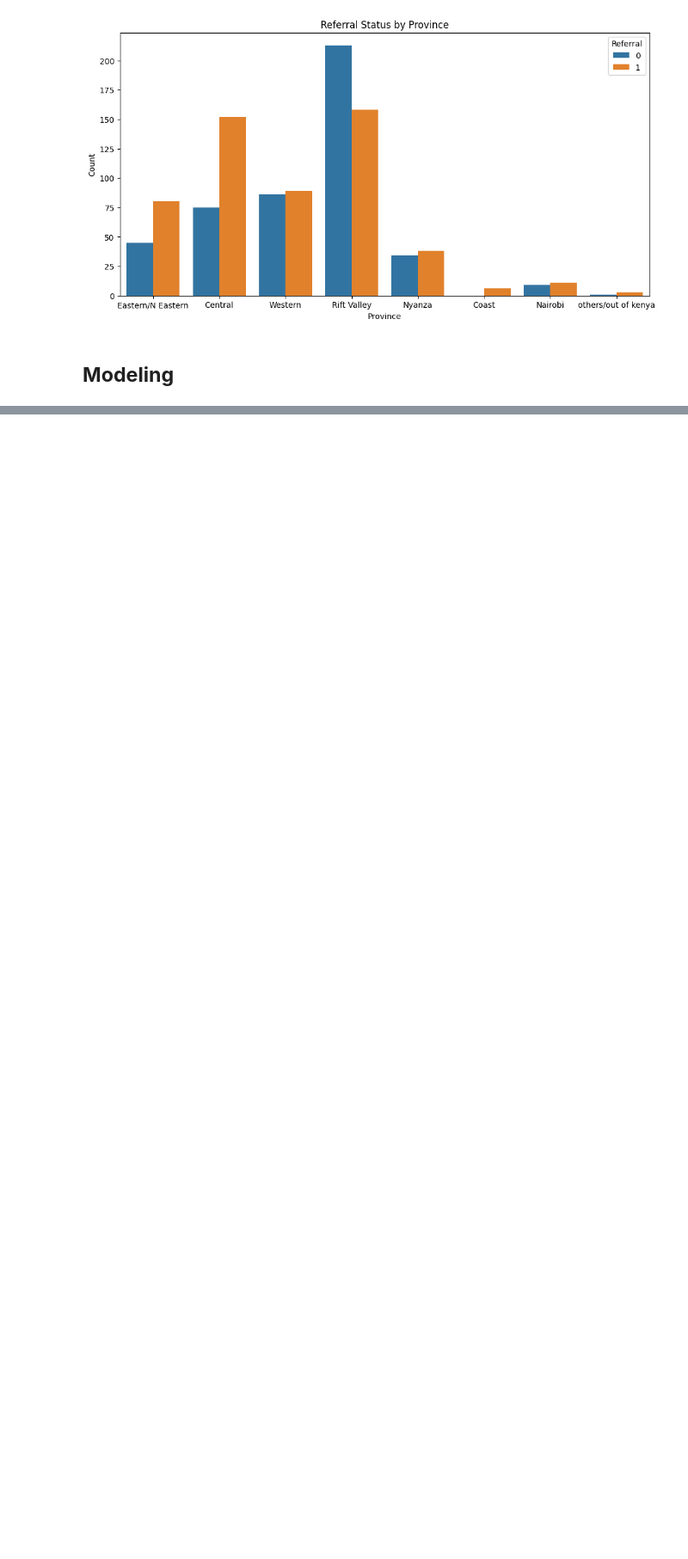
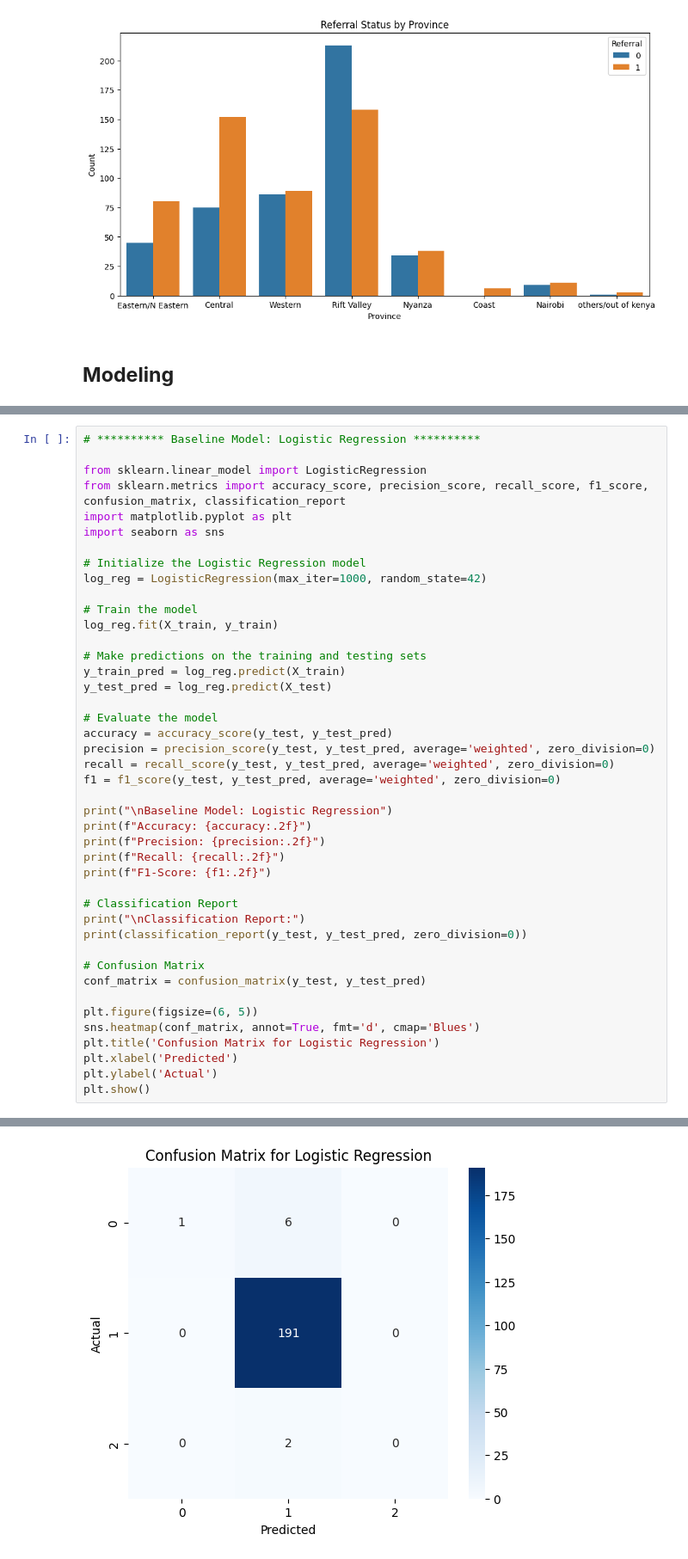
Before and after one commit to njokinjuguna/Machine-learning-Models, a Jupyter notebook: cancerpredictiveanalysisinkenya.ipynb, the cells around one changed output, grey strips where cells are left out. Shown at 86% size. Saved outputs shown, nothing was run; the diff lists cells and outputs as text; blank space fills up the shorter version.

```diff
--- a/cancerpredictiveanalysisinkenya.ipynb
+++ b/cancerpredictiveanalysisinkenya.ipynb
@@ -766,0 +779,44 @@ print(f"Training set: {X_train.shape}, Testing set: {X_test.shape}")
+# %%
+# ********** Baseline Model: Logistic Regression **********
+
+from sklearn.linear_model import LogisticRegression
+from sklearn.metrics import accuracy_score, precision_score, recall_score, f1_score, confusion_matrix, classification_report
+import matplotlib.pyplot as plt
+import seaborn as sns
+
+# Initialize the Logistic Regression model
+log_reg = LogisticRegression(max_iter=1000, random_state=42)
+
+# Train the model
+log_reg.fit(X_train, y_train)
+
+# Make predictions on the training and testing sets
+y_train_pred = log_reg.predict(X_train)
+y_test_pred = log_reg.predict(X_test)
+
+# Evaluate the model
+accuracy = accuracy_score(y_test, y_test_pred)
+precision = precision_score(y_test, y_test_pred, average='weighted', zero_division=0)
+recall = recall_score(y_test, y_test_pred, average='weighted', zero_division=0)
+f1 = f1_score(y_test, y_test_pred, average='weighted', zero_division=0)
+
+print("\nBaseline Model: Logistic Regression")
+print(f"Accuracy: {accuracy:.2f}")
+print(f"Precision: {precision:.2f}")
+print(f"Recall: {recall:.2f}")
+print(f"F1-Score: {f1:.2f}")
+
+# Classification Report
+print("\nClassification Report:")
+print(classification_report(y_test, y_test_pred, zero_division=0))
+
+# Confusion Matrix
+conf_matrix = confusion_matrix(y_test, y_test_pred)
+
+plt.figure(figsize=(6, 5))
+sns.heatmap(conf_matrix, annot=True, fmt='d', cmap='Blues')
+plt.title('Confusion Matrix for Logistic Regression')
+plt.xlabel('Predicted')
+plt.ylabel('Actual')
+plt.show()
+# %% [output]
@@ -766,0 +839 @@ print(f"Training set: {X_train.shape}, Testing set: {X_test.shape}")
+[figure, added]
```
Also changed, not shown: parts of 3 cells of this notebook.
